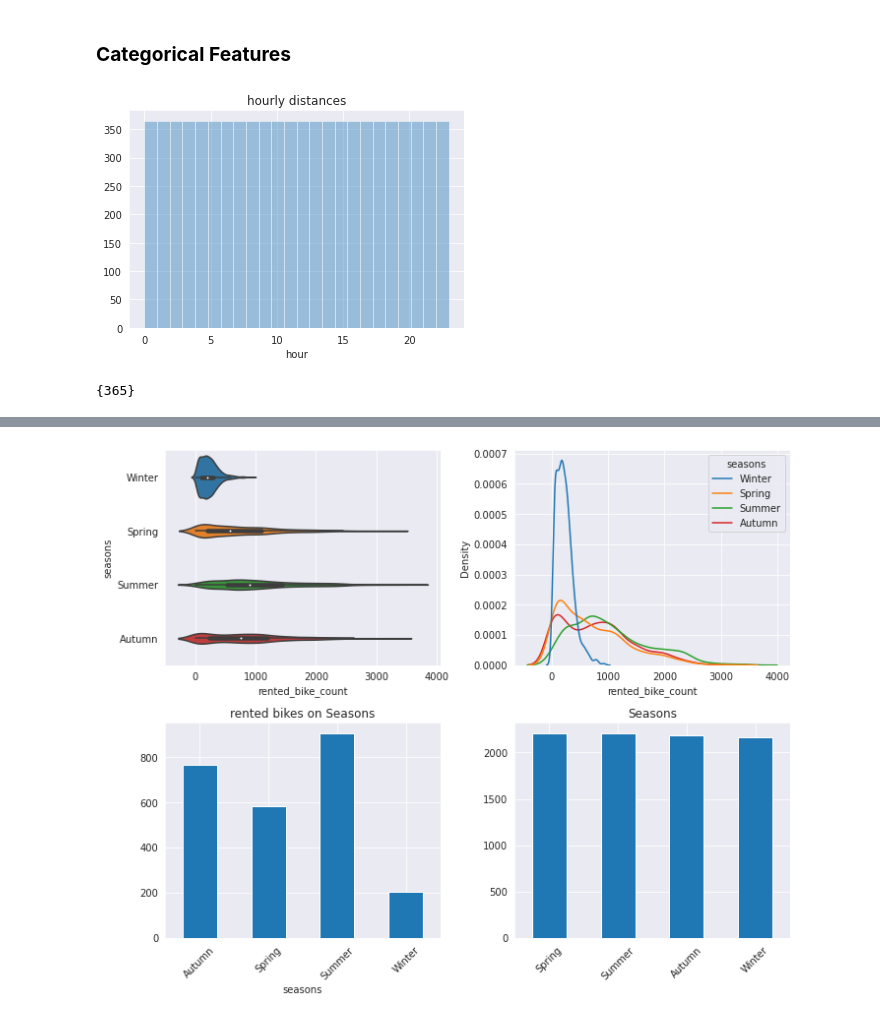
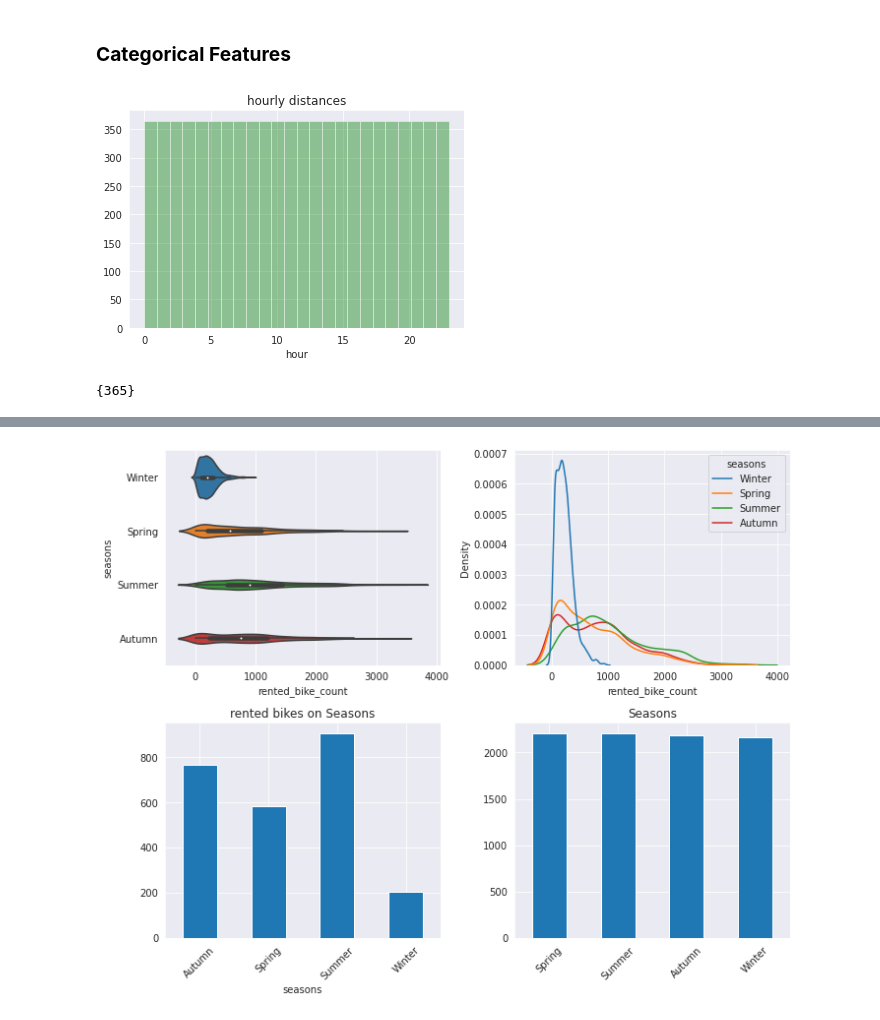
Before and after one commit to suchirmm/seoulbike, a Jupyter notebook: project_seoulbike.ipynb, the cells around one changed output, grey strips where cells are left out. Saved outputs shown, nothing was run; the diff lists cells and outputs as text; code cells hidden in the pictures.

```diff
--- a/project_seoulbike.ipynb
+++ b/project_seoulbike.ipynb
@@ -463,17 +455,17 @@ Name: holiday, dtype: int64
 # %%
 # Most natural phenomena should be normally distributed
 # Normal - Humidity(%), Temperature( C)
 # Normal w/skew - Wind speed (m/s),  Dew point temperature(C)
 
 # Skewed - Visibility (10m), Solar Radiation (MJ/m2) , Rainfall(mm) , Snowfall (cm)
 # Every hour has equal counts
 
 plt.figure()
-sns.distplot(a = df['hour'], kde = False, bins = 24)
+sns.distplot(a = df['hour'], kde = False, bins = 24, color = 'green')
 plt.title('hourly distances')
 plt.show()
 
 set(df['hour'].value_counts().values)
 # %% [output]
-[figure, old version]
+[figure, new version]
 {365}
```
Also changed, not shown: parts of 15 cells of this notebook.
